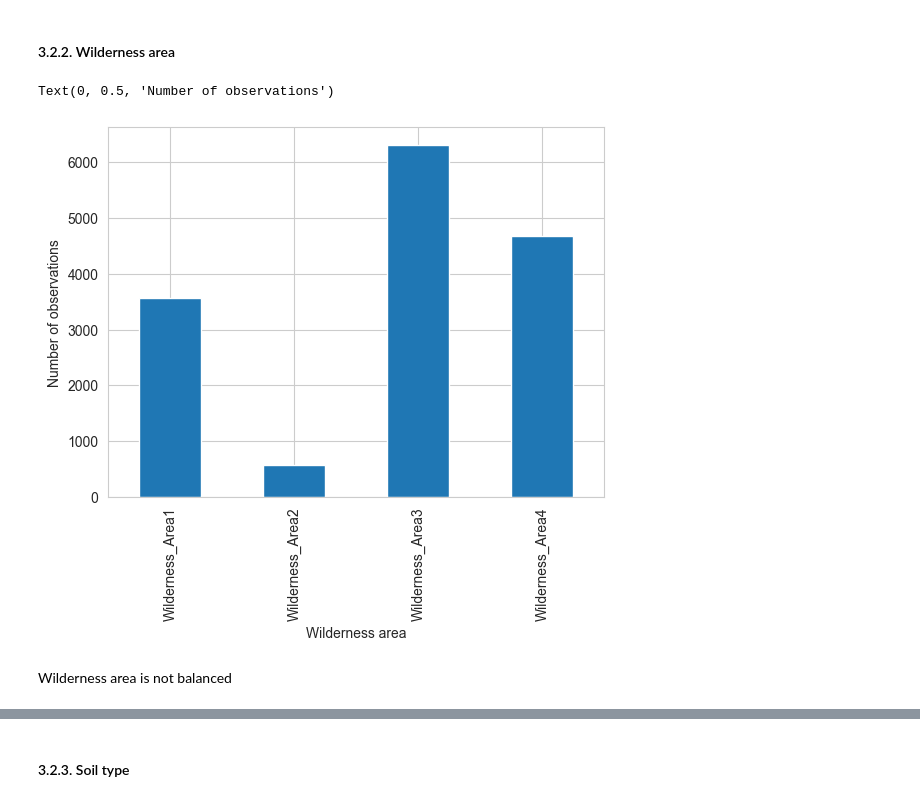
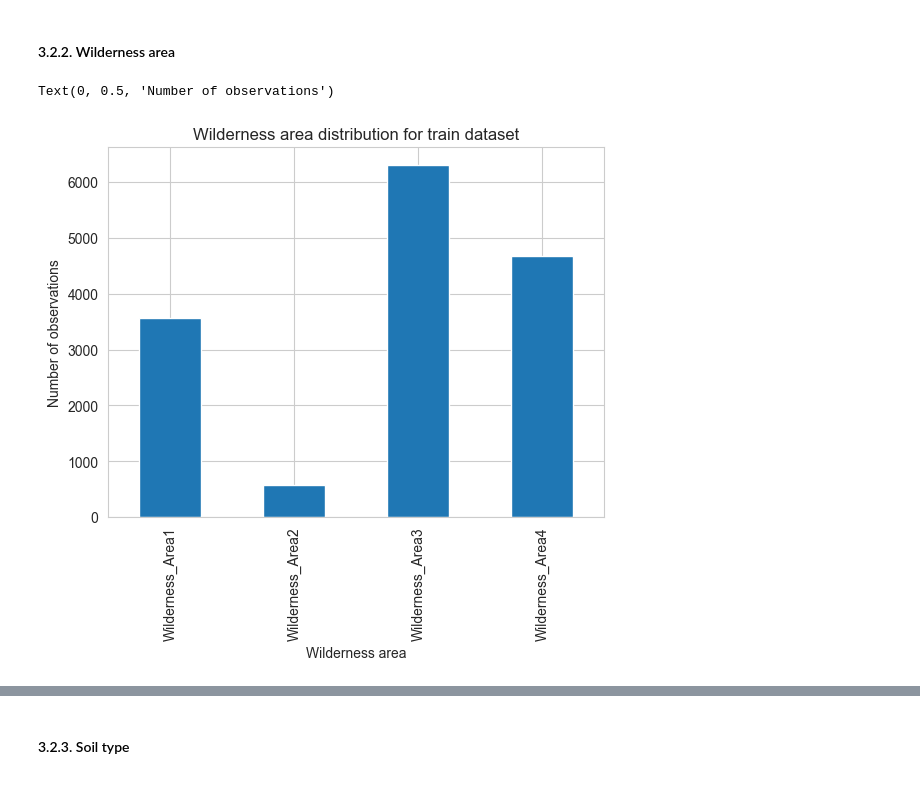
Before and after one commit to jacedoir/MAP553_kaggle, a Jupyter notebook: v2.ipynb, the cells around one changed output, grey strips where cells are left out. Drawn from its saved outputs; the diff is of its cells as text; code cells hidden in the pictures.

```diff
--- a/v2.ipynb
+++ b/v2.ipynb
@@ -110,0 +126,6 @@ Text(0, 0.5, 'Features')
+# %%
+sns.set_style("whitegrid")
+sns.boxplot(data = test_data.iloc[:, :10], orient='h')
+plt.title("Numerical Features spread for test dataset")
+plt.xlabel("Number of observations")
+plt.ylabel("Features")
@@ -130,10 +155,9 @@ The dataset is balanced with respect to the cover type. This means we do not hav
 # %%
 wilderness_area = train_data.iloc[:, 10:14]
 wilderness_area.sum().plot(kind='bar')
 plt.xlabel("Wilderness area")
+plt.title("Wilderness area distribution for train dataset")
 plt.ylabel("Number of observations")
 # %% [output]
 Text(0, 0.5, 'Number of observations')
-[figure, old version]
+[figure, new version]
-# %% [markdown]
-Wilderness area is not balanced
```
Also changed, not shown: parts of 53 cells of this notebook.
